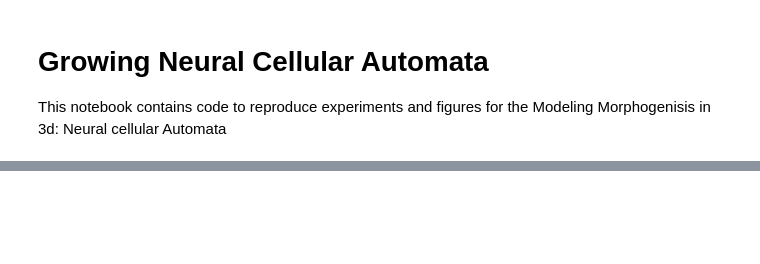
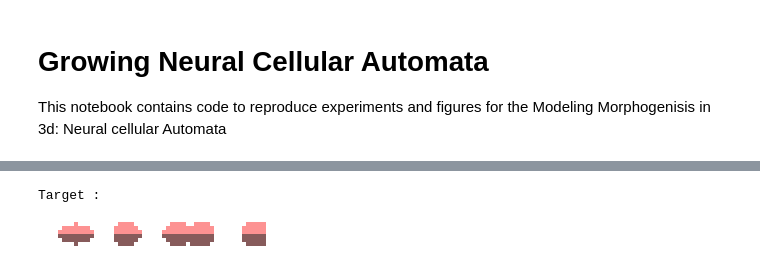
Before and after one commit to Aadityaza/3d-Growing-neural-cellular-automata, a Jupyter notebook: Color NCA3D.ipynb, the cells around one changed output, grey strips where cells are left out. Cells and saved outputs as stored; diff of their text form; code cells hidden in the pictures; blank space fills up the shorter version.

```diff
--- a/Color NCA3D.ipynb
+++ b/Color NCA3D.ipynb
@@ -88,5 +96,11 @@ max_dim=int(max(dimention))
 # %%
-#@title Read and load data
+#@title load data from local file
+#@markdown Provide path to your csv file
+path = "/content/lizard_24x19x8.csv" #@param {type:"string"}
+file_name = path.split('/')[-1].split('.')[0]
+dimention = [int(x) for x in file_name.split("_")[-1].split("x")]
+max_dim=int(np.max(dimention))
+
 with open(path, 'r') as f:
     reader = csv.reader(f)
     data = list(reader)
@@ -96,7 +110,7 @@ SIZE_Z=dimention[2]
 
 arr = np.array(data).astype(float)
 # %%
-#@title Returns a single layer of voxel
+#@title Define a function to returns a single layer of voxel
 def return_zLayer_t(arr,z_l):
   z= np.array([arr[arr[:, 2] ==  z_l]])
   Zxy=z[0][...,:6].astype(int)
@@ -106,8 +120,6 @@ def return_zLayer_t(arr,z_l):
   G=np.zeros((SIZE_X,SIZE_Y))
   B=np.zeros((SIZE_X,SIZE_Y))
 
-  increment=0
-
   for i in Zxy:
     Z[i[0]][i[1]]=1
     R[i[0]][i[1]]=i[3]
@@ -522,0 +335,12 @@ clip.write_videofile("growth.mp4")
+# %%
+#@title Refrance layer from target to compare training progerss {vertical-output:true}
+print("Target :")
+
+if flag:
+  imshow(zoom(np.hstack((target[0, ..., :4],target[7, ..., :4],target[9, ..., :4]))))
+
+else:
+  imshow(zoom(np.hstack((target[0, ..., 3],target[7, ..., 3],target[9, ..., 3]))))
+# %% [output]
+Target :
+[figure, added]
```
Also changed, not shown: parts of 53 cells of this notebook.
